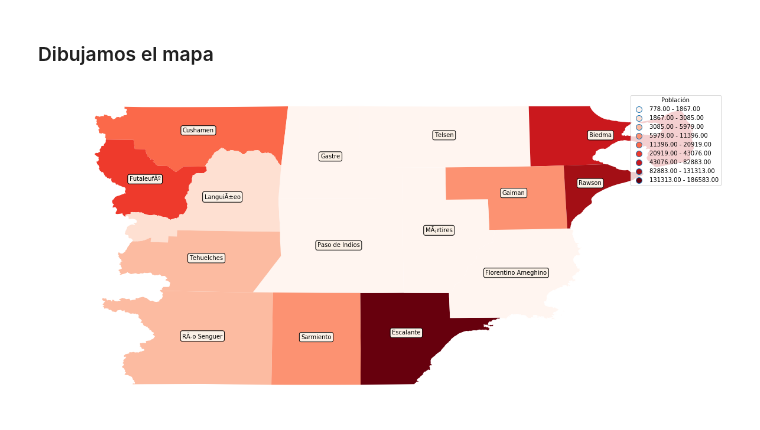
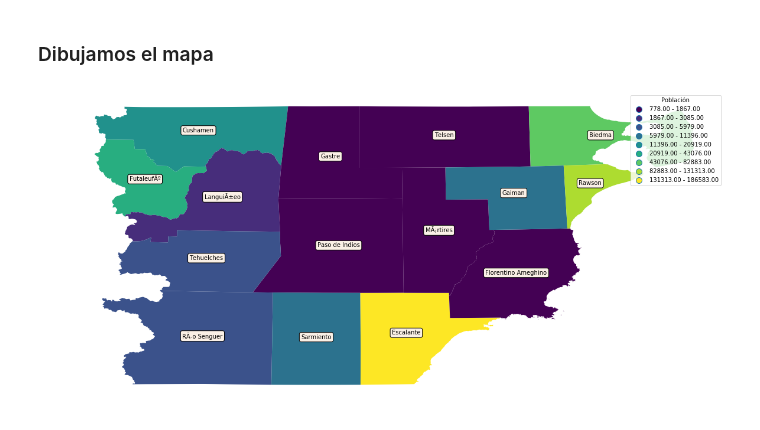
Before and after one commit to LeoMorales/taller-python-cenpat, a Jupyter notebook: Clase 04 - Geopandas.ipynb, the cells around one changed output. Cells and saved outputs as stored; diff of their text form; code cells hidden in the pictures.

```diff
--- a/Clase 04 - Geopandas.ipynb
+++ b/Clase 04 - Geopandas.ipynb
@@ -1370,7 +1464,7 @@ fig, ax = plt.subplots(1, figsize=figsize)
 # Dibujamos el mapa sobre la figura
 gdf_chubut.plot(
     column='tot_pob',  # columna para categorizar
-    cmap='Reds',
+    cmap='viridis',
     scheme='fisher_jenks',
     k=cantidad_de_colores,
     legend=True,
@@ -1379,31 +1473,31 @@ gdf_chubut.plot(
         'bbox_to_anchor':(1, 1),
         'bbox_to_anchor':(0., 1., 1., .1),
         'bbox_to_anchor':[1, 1]
     },
     ax=ax
 )
 
 # Cajitas de nombres de los departamentos:
 props = dict(
     boxstyle='round',
     facecolor='linen',
     alpha=1
 )
 
 for point in gdf_chubut.iterrows():
     ax.text(
         point[1]['centroid'].x,
         point[1]['centroid'].y,
         point[1]['nombre'],
         horizontalalignment='center',
         fontsize=10,
         bbox=props
     )
 
 ax.axis('off')
 
 # Guardamos el mapa:
 outfp = r"output/mapa-categorizado.png"
 plt.savefig(outfp, dpi=300)
 # %% [output]
-[figure, old version]
+[figure, new version]
```
Also changed, not shown: parts of 28 cells of this notebook, 3 other files.
